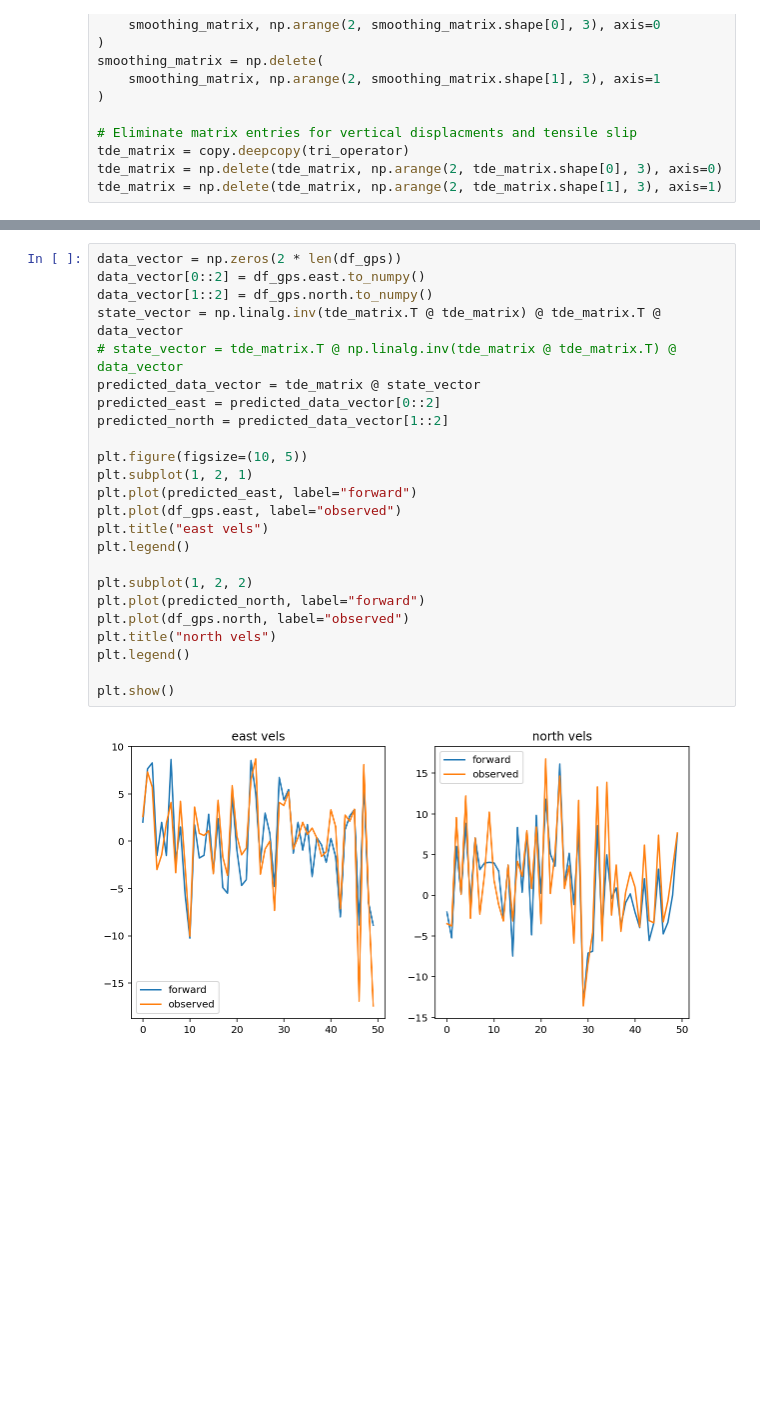
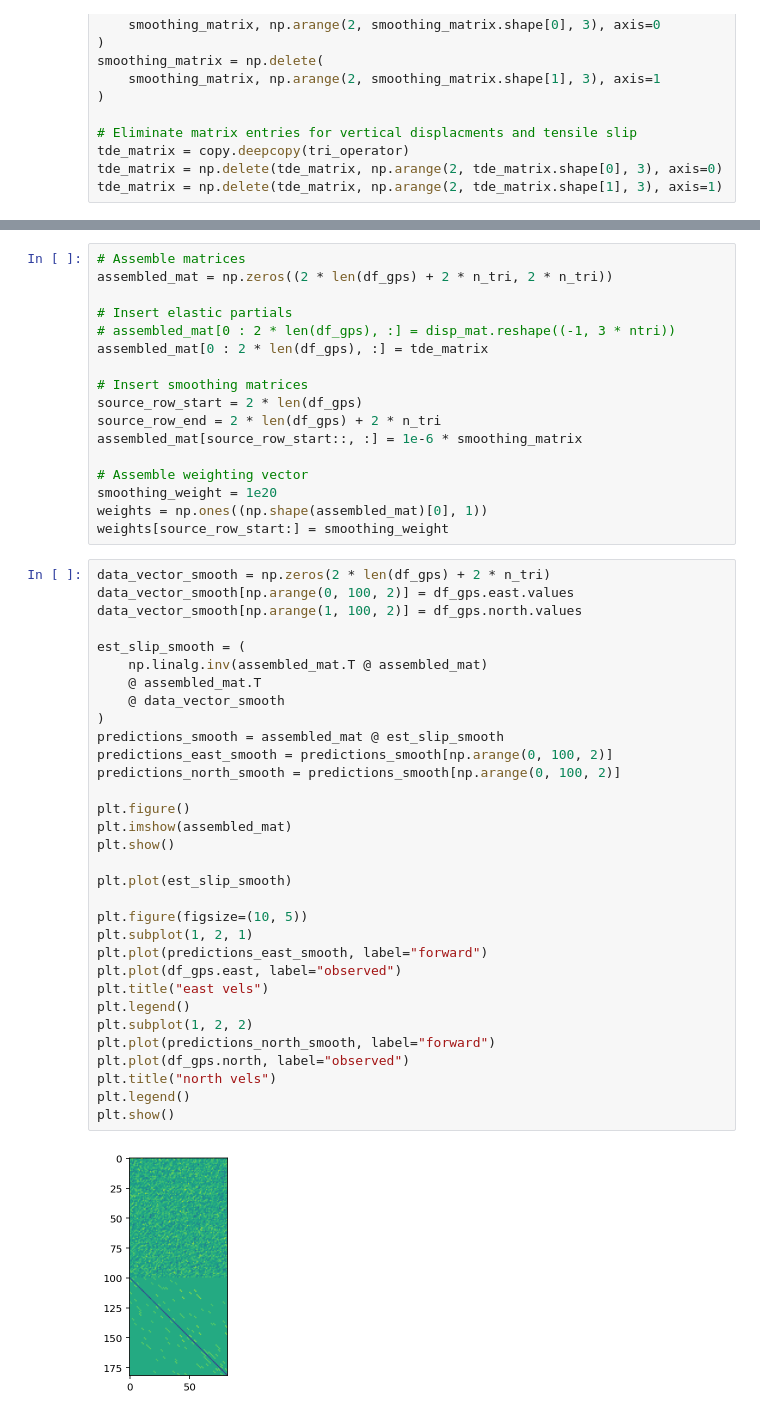
Before and after one commit to jploveless/relax_disloc, a Jupyter notebook: hector_mine.ipynb, the cells around one changed output, grey strips where cells are left out. Saved outputs shown, nothing was run; the diff lists cells and outputs as text; blank space fills up the shorter version.

Commit message:
Smoothed solutions...but it's garbage and I'm doing something wrong.

```diff
--- a/hector_mine.ipynb
+++ b/hector_mine.ipynb
@@ -321,26 +547,51 @@ tde_matrix = np.delete(tde_matrix, np.arange(2, tde_matrix.shape[1], 3), axis=1)
+# %%
+# Assemble matrices
+assembled_mat = np.zeros((2 * len(df_gps) + 2 * n_tri, 2 * n_tri))
+
+# Insert elastic partials
+# assembled_mat[0 : 2 * len(df_gps), :] = disp_mat.reshape((-1, 3 * ntri))
+assembled_mat[0 : 2 * len(df_gps), :] = tde_matrix
+
+# Insert smoothing matrices
+source_row_start = 2 * len(df_gps)
+source_row_end = 2 * len(df_gps) + 2 * n_tri
+assembled_mat[source_row_start::, :] = 1e-6 * smoothing_matrix
+
+# Assemble weighting vector
+smoothing_weight = 1e20
+weights = np.ones((np.shape(assembled_mat)[0], 1))
+weights[source_row_start:] = smoothing_weight
 # %%
-data_vector = np.zeros(2 * len(df_gps))
-data_vector[0::2] = df_gps.east.to_numpy()
-data_vector[1::2] = df_gps.north.to_numpy()
-state_vector = np.linalg.inv(tde_matrix.T @ tde_matrix) @ tde_matrix.T @ data_vector
-# state_vector = tde_matrix.T @ np.linalg.inv(tde_matrix @ tde_matrix.T) @ data_vector
-predicted_data_vector = tde_matrix @ state_vector
-predicted_east = predicted_data_vector[0::2]
-predicted_north = predicted_data_vector[1::2]
+data_vector_smooth = np.zeros(2 * len(df_gps) + 2 * n_tri)
+data_vector_smooth[np.arange(0, 100, 2)] = df_gps.east.values
+data_vector_smooth[np.arange(1, 100, 2)] = df_gps.north.values
+
+est_slip_smooth = (
+    np.linalg.inv(assembled_mat.T @ assembled_mat)
+    @ assembled_mat.T
+    @ data_vector_smooth
+)
+predictions_smooth = assembled_mat @ est_slip_smooth
+predictions_east_smooth = predictions_smooth[np.arange(0, 100, 2)]
+predictions_north_smooth = predictions_smooth[np.arange(0, 100, 2)]
+
+plt.figure()
+plt.imshow(assembled_mat)
+plt.show()
+
+plt.plot(est_slip_smooth)
 
 plt.figure(figsize=(10, 5))
 plt.subplot(1, 2, 1)
-plt.plot(predicted_east, label="forward")
+plt.plot(predictions_east_smooth, label="forward")
 plt.plot(df_gps.east, label="observed")
 plt.title("east vels")
 plt.legend()
-
 plt.subplot(1, 2, 2)
-plt.plot(predicted_north, label="forward")
+plt.plot(predictions_north_smooth, label="forward")
 plt.plot(df_gps.north, label="observed")
 plt.title("north vels")
 plt.legend()
-
 plt.show()
 # %% [output]
-[figure, old version]
+[figure, new version]
```
Also changed, not shown: parts of 10 cells of this notebook.
